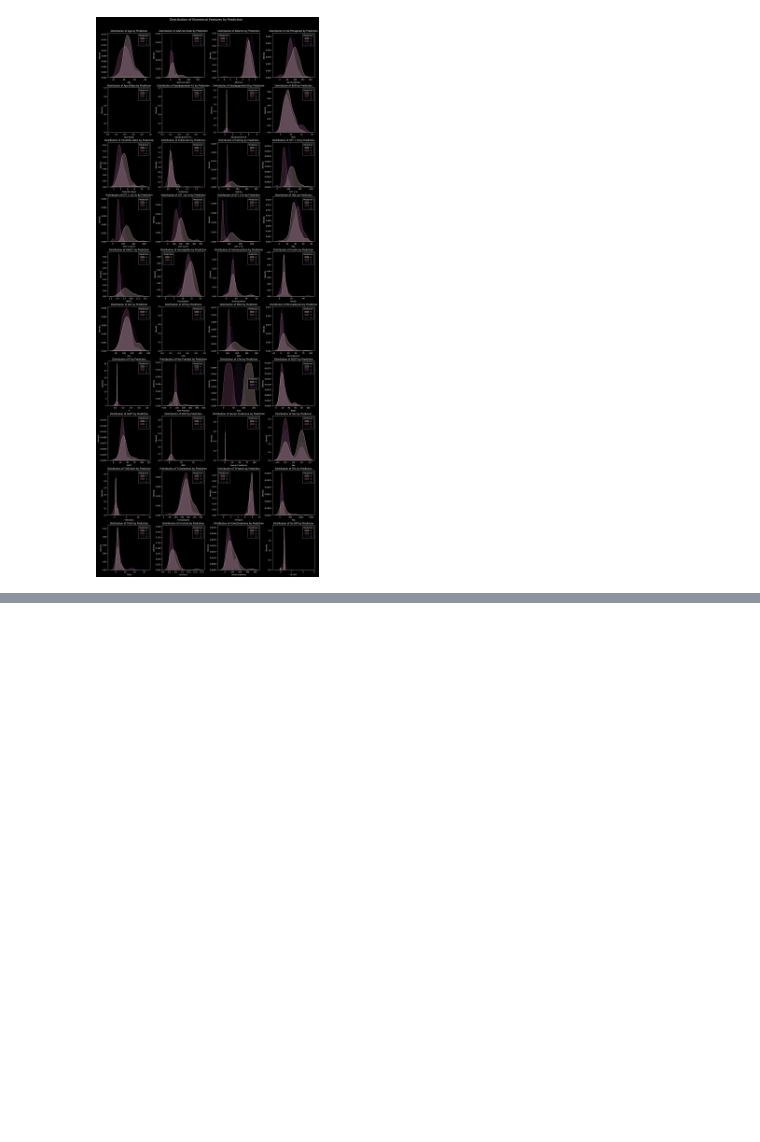
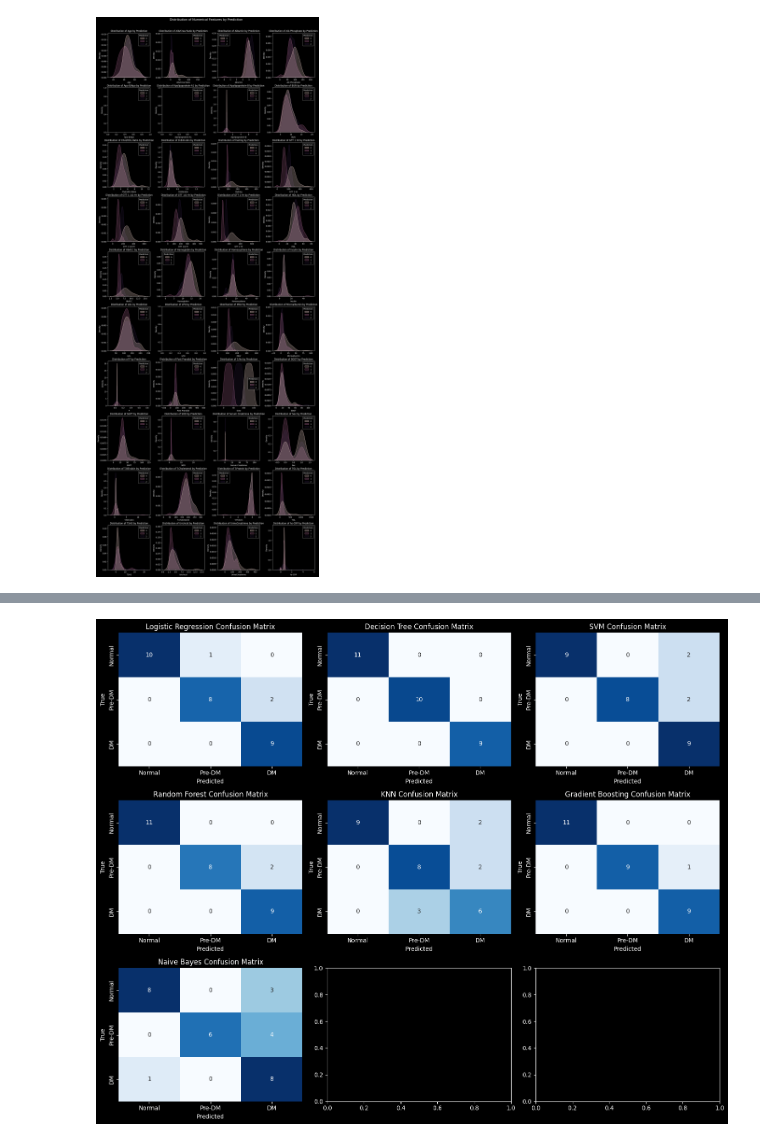
Before and after one commit to Hrishikesh1312/Diabetes-Prediction, a Jupyter notebook: Model.ipynb, the cells around one changed output, grey strips where cells are left out. Drawn from its saved outputs; the diff is of its cells as text; code cells hidden in the pictures; blank space fills up the shorter version.

```diff
--- a/Model.ipynb
+++ b/Model.ipynb
@@ -212,0 +283,15 @@ plt.show()
+# %%
+fig, axes = plt.subplots(3, 3, figsize=(15, 12))
+axes = axes.ravel()
+
+for idx, (model_name, cm) in enumerate(conf_matrices.items()):
+    sns.heatmap(cm, annot=True, fmt="d", cmap="Blues", ax=axes[idx], cbar=False,
+                xticklabels=['Normal', 'Pre-DM', 'DM'], yticklabels=['Normal', 'Pre-DM', 'DM'])
+    axes[idx].set_title(f'{model_name} Confusion Matrix')
+    axes[idx].set_xlabel('Predicted')
+    axes[idx].set_ylabel('True')
+
+plt.tight_layout()
+plt.show()
+# %% [output]
+[figure, added]
```
Also changed, not shown: parts of 15 cells of this notebook.
